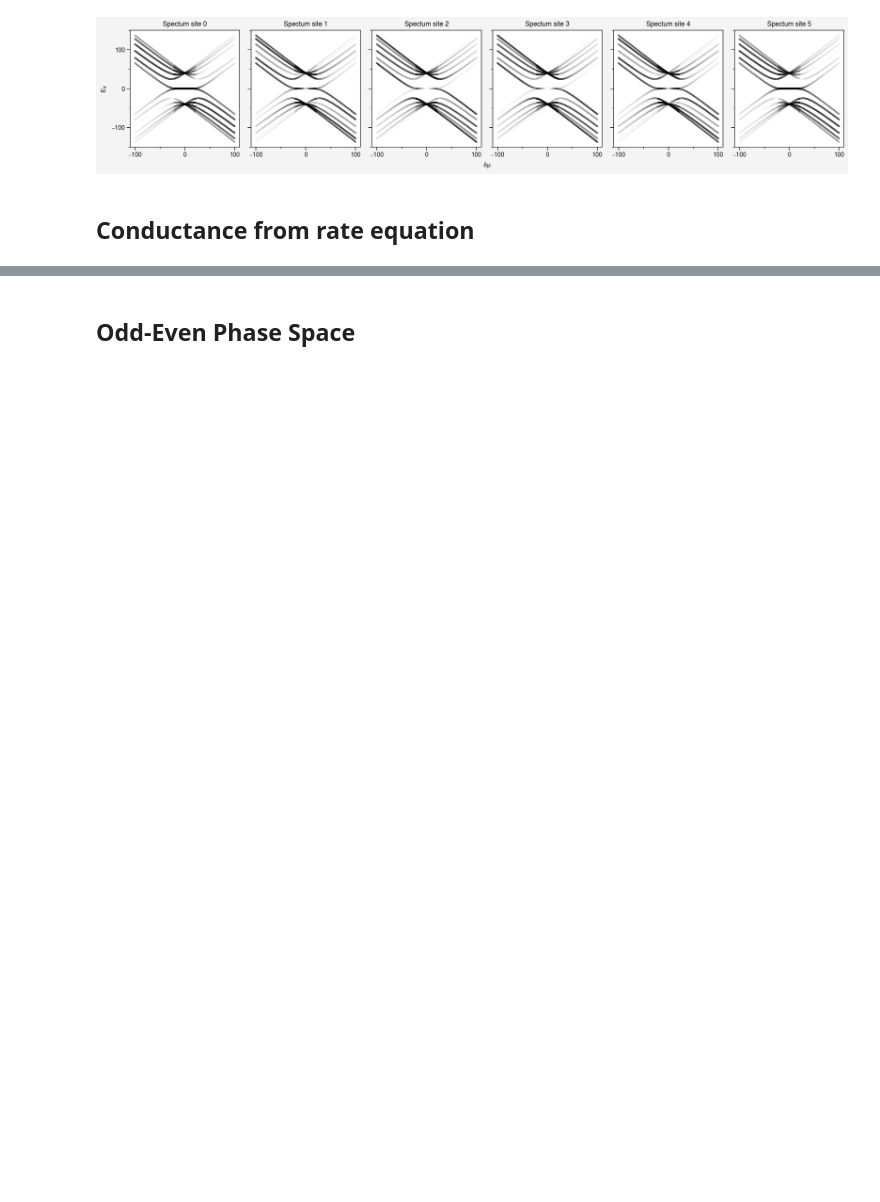
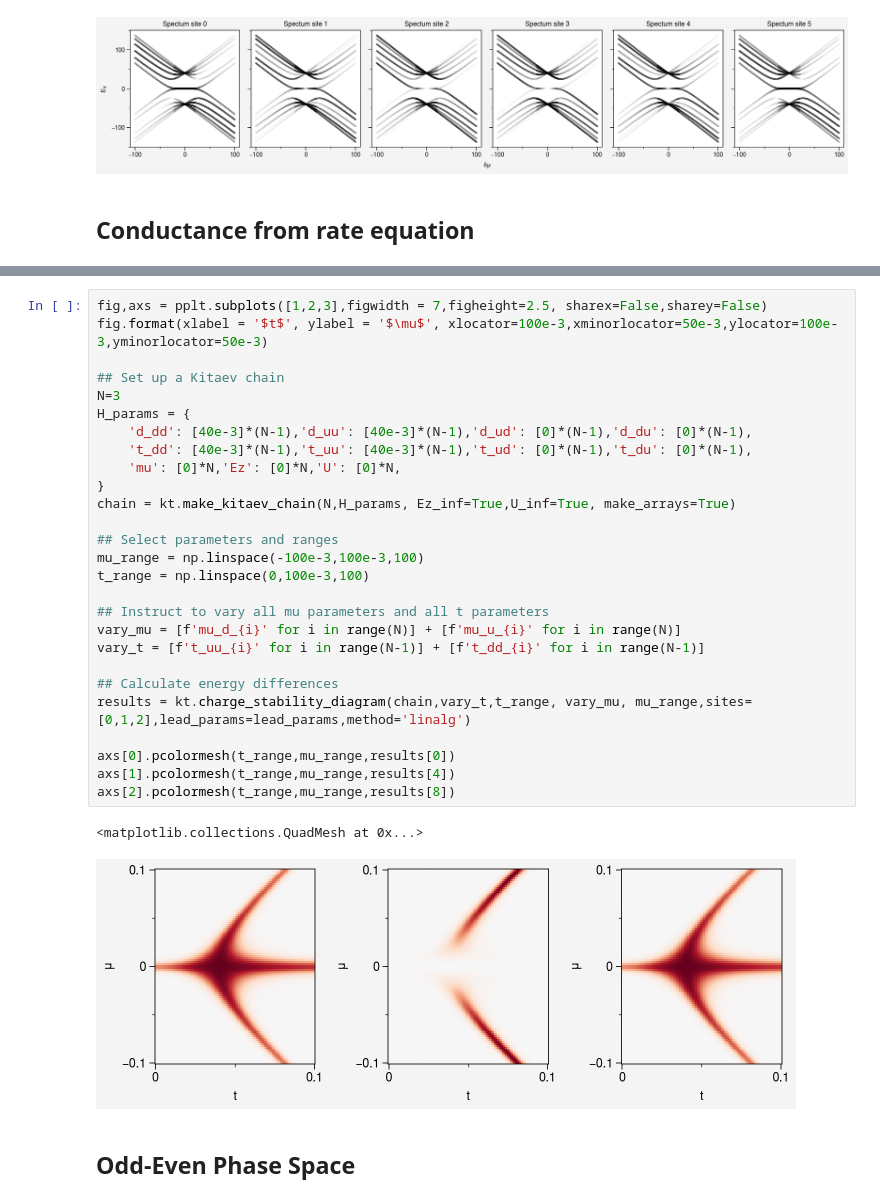
Before and after one commit to SebasRoelofs/KitaevTool, a Jupyter notebook: Introduction.ipynb, the cells around one changed output, grey strips where cells are left out. Cells and saved outputs as stored; diff of their text form; blank space fills up the shorter version.

```diff
--- a/Introduction.ipynb
+++ b/Introduction.ipynb
@@ -321,3 +355,33 @@ Gs = kt.conductance_spectrum(chain, vary_params, param_range,bias_range, sites =
+# %%
+fig,axs = pplt.subplots([1,2,3],figwidth = 7,figheight=2.5, sharex=False,sharey=False)
+fig.format(xlabel = '$t$', ylabel = '$\mu$', xlocator=100e-3,xminorlocator=50e-3,ylocator=100e-3,yminorlocator=50e-3)
+
+## Set up a Kitaev chain
+N=3
+H_params = {
+    'd_dd': [40e-3]*(N-1),'d_uu': [40e-3]*(N-1),'d_ud': [0]*(N-1),'d_du': [0]*(N-1),
+    't_dd': [40e-3]*(N-1),'t_uu': [40e-3]*(N-1),'t_ud': [0]*(N-1),'t_du': [0]*(N-1),
+    'mu': [0]*N,'Ez': [0]*N,'U': [0]*N,
+}
+chain = kt.make_kitaev_chain(N,H_params, Ez_inf=True,U_inf=True, make_arrays=True)
+
+## Select parameters and ranges
+mu_range = np.linspace(-100e-3,100e-3,100)
+t_range = np.linspace(0,100e-3,100)
+
+## Instruct to vary all mu parameters and all t parameters
+vary_mu = [f'mu_d_{i}' for i in range(N)] + [f'mu_u_{i}' for i in range(N)]
+vary_t = [f't_uu_{i}' for i in range(N-1)] + [f't_dd_{i}' for i in range(N-1)]
+
+## Calculate energy differences
+results = kt.charge_stability_diagram(chain,vary_t,t_range, vary_mu, mu_range,sites=[0,1,2],lead_params=lead_params,method='linalg')
+
+axs[0].pcolormesh(t_range,mu_range,results[0])
+axs[1].pcolormesh(t_range,mu_range,results[4])
+axs[2].pcolormesh(t_range,mu_range,results[8])
+# %% [output]
+<matplotlib.collections.QuadMesh at 0x...>
+[figure, added]
 # %% [markdown]
 ## Odd-Even Phase Space
 # %%
```
Also changed, not shown: parts of 14 cells of this notebook, 1 other file.
